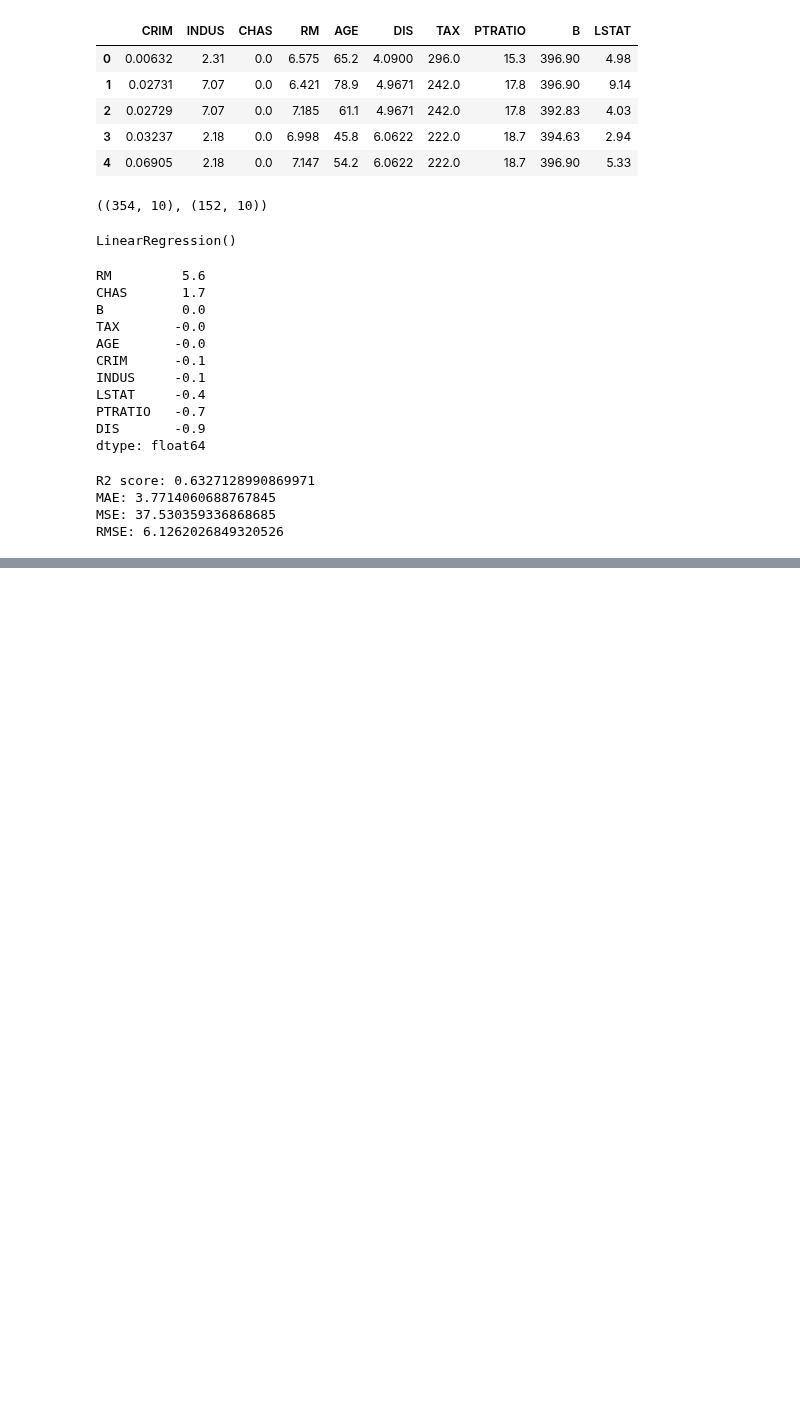
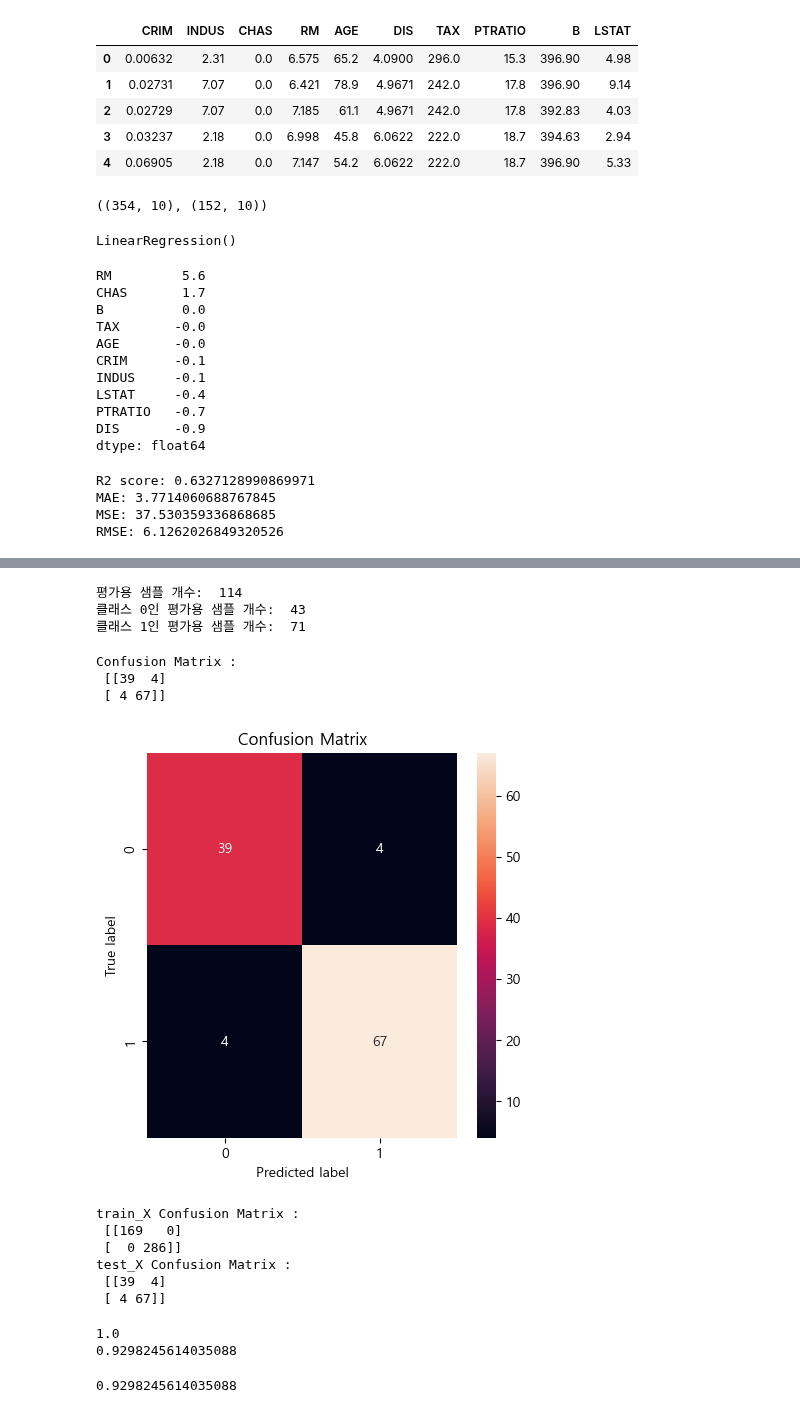
Before and after one commit to cleamm/TIL, a Jupyter notebook: 2025/Python/20250716.ipynb, the cells around one changed output, grey strips where cells are left out. Saved outputs shown, nothing was run; the diff lists cells and outputs as text; code cells hidden in the pictures; blank space fills up the shorter version.

```diff
--- a/2025/Python/20250716.ipynb
+++ b/2025/Python/20250716.ipynb
@@ -373,0 +659,77 @@ RMSE: 6.1262026849320526
+# %%
+# 학습용 평가용 데이터로 분리합니다
+train_X, test_X, train_Y, test_Y = train_test_split(X,y, random_state=42, test_size=.2)
+
+
+# 분리된 평가용 데이터 정보를 출력합니다
+print('평가용 샘플 개수: ',len(test_Y))
+print('클래스 0인 평가용 샘플 개수: ', len(test_Y)-sum(test_Y))
+print('클래스 1인 평가용 샘플 개수: ', sum(test_Y),'\n')  # 샘플당 값이 1이므로 sum = 개수
+# %% [output]
+평가용 샘플 개수:  114
+클래스 0인 평가용 샘플 개수:  43
+클래스 1인 평가용 샘플 개수:  71
+# %%
+# DTmodel에 의사결정나무 모델을 초기화하고 학습합니다
+dt_cls = DecisionTreeClassifier()
+dt_cls.fit(train_X, train_Y)
+
+# test_X을 바탕으로 예측한 값을 저장합니다
+y_pred = dt_cls.predict(test_X)
+# %%
+# 혼동 행렬을 계산합니다
+cm = confusion_matrix(test_Y, y_pred)
+print('Confusion Matrix : \n {}'.format(cm))
+# %% [output]
+Confusion Matrix :
+ [[39  4]
+ [ 4 67]]
+# %%
+# 혼동 행렬의 heatmap 출력합니다
+fig = plt.figure(figsize=(5,5))
+
+ax = sns.heatmap(cm, annot=True)
+
+ax.set(title='Confusion Matrix',
+            ylabel='True label',
+            xlabel='Predicted label')
+# fig.savefig("decistion_tree.png")
+plt.show()
+# %% [output]
+[figure, added]
+# %%
+# train_X, test_X 각각 예측한 값을 저장합니다
+pred1 = dt_cls.predict(train_X)
+pred2 = dt_cls.predict(test_X)
+
+# 혼동 행렬을 계산합니다
+cm1 = confusion_matrix(train_Y, pred1)
+cm2 = confusion_matrix(test_Y, pred2)
+
+print('train_X Confusion Matrix : \n {}'.format(cm1))
+print('test_X Confusion Matrix : \n {}'.format(cm2))
+# print('train_X Confusion Matrix : \n {}'.format(cm_train))
+# print('test_X Confusion Matrix : \n {}'.format(cm_test))
+# %% [output]
+train_X Confusion Matrix :
+ [[169   0]
+ [  0 286]]
+test_X Confusion Matrix :
+ [[39  4]
+ [ 4 67]]
+# %%
+# train_X, train_Y 정확도를 계산합니다.
+print(dt_cls.score(train_X, train_Y))
+# accuracy_score(train_Y, pred1)  # 위와 동일
+
+# test_X, test_Y 정확도를 계산합니다.
+print(dt_cls.score(test_X, test_Y))
+# accuracy_score(test_Y, pred2)     # 위와 동일
+
+# 정확도를 출력합니다.
+# print('train_X Accuracy: %f' % (acc_train))  # train_X Accuracy: 1.000000
+# print('test_X Accuracy: %f' % (acc_test))    # test_X Accuracy: 0.947368
+# %% [output]
+1.0
+0.9298245614035088
+0.9298245614035088
```
Also changed, not shown: parts of 38 cells of this notebook, 2 other files.
